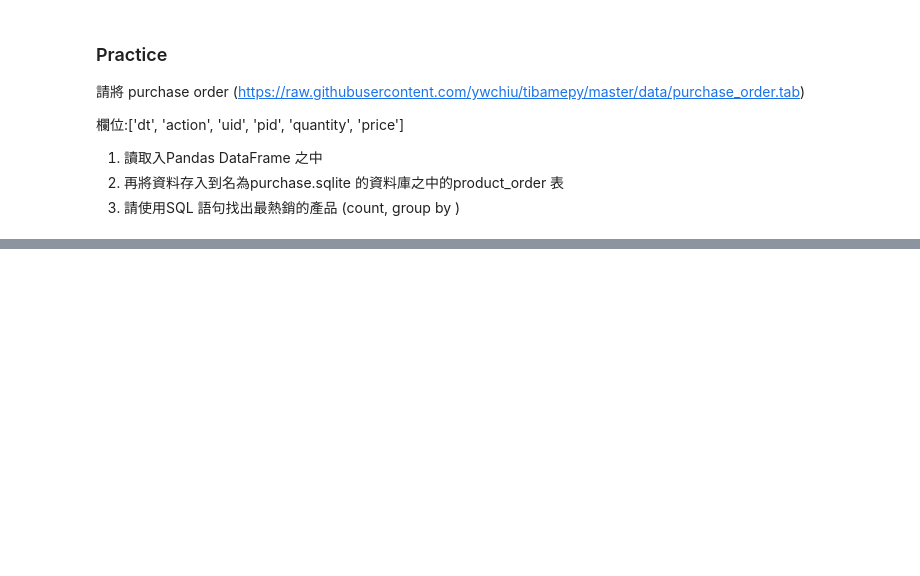
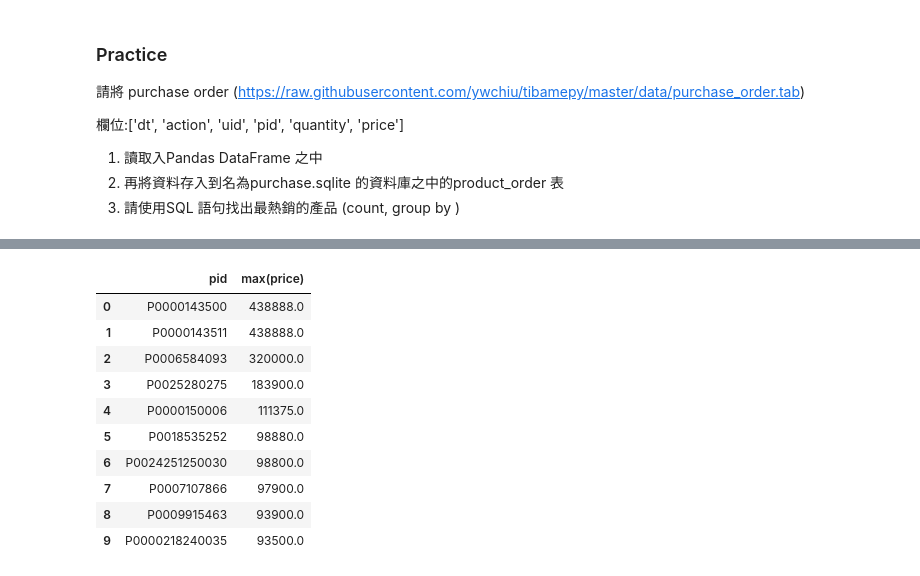
Before and after one commit to ywchiu/tibamepy, a Jupyter notebook: Demo20200927.ipynb, the cells around one changed output, grey strips where cells are left out. Drawn from its saved outputs; the diff is of its cells as text; code cells hidden in the pictures; blank space fills up the shorter version.

```diff
--- a/Demo20200927.ipynb
+++ b/Demo20200927.ipynb
@@ -353,0 +366,24 @@ df2
+# %%
+import sqlite3 as lite
+with lite.connect('purchase.sqlite') as con:
+  df.to_sql('product_order', con = con, if_exists='replace')
+# %%
+import sqlite3 as lite
+with lite.connect('purchase.sqlite') as con:
+  #df2 = pandas.read_sql_query('select pid, count(pid) as pid_cnt from product_order group by pid order by pid_cnt desc limit 10', con = con)
+  #df2 = pandas.read_sql_query('select pid, sum(quantity) as pid_cnt from product_order group by pid order by pid_cnt desc limit 10', con = con)
+  #df2 = pandas.read_sql_query('select uid, sum(quantity * price) as total_amt from product_order group by pid order by total_amt desc limit 10', con = con)
+  df2 = pandas.read_sql_query('select pid, max(price) from product_order group by pid order by price desc limit 10', con = con)
+df2
+# %% [output]
+|  | pid | max(price) |
+| 0 | P0000143500 | 438888.0 |
+| 1 | P0000143511 | 438888.0 |
+| 2 | P0006584093 | 320000.0 |
+| 3 | P0025280275 | 183900.0 |
+| 4 | P0000150006 | 111375.0 |
+| 5 | P0018535252 | 98880.0 |
+| 6 | P0024251250030 | 98800.0 |
+| 7 | P0007107866 | 97900.0 |
+| 8 | P0009915463 | 93900.0 |
+| 9 | P0000218240035 | 93500.0 |
```
Also changed, not shown: parts of 7 cells of this notebook.
